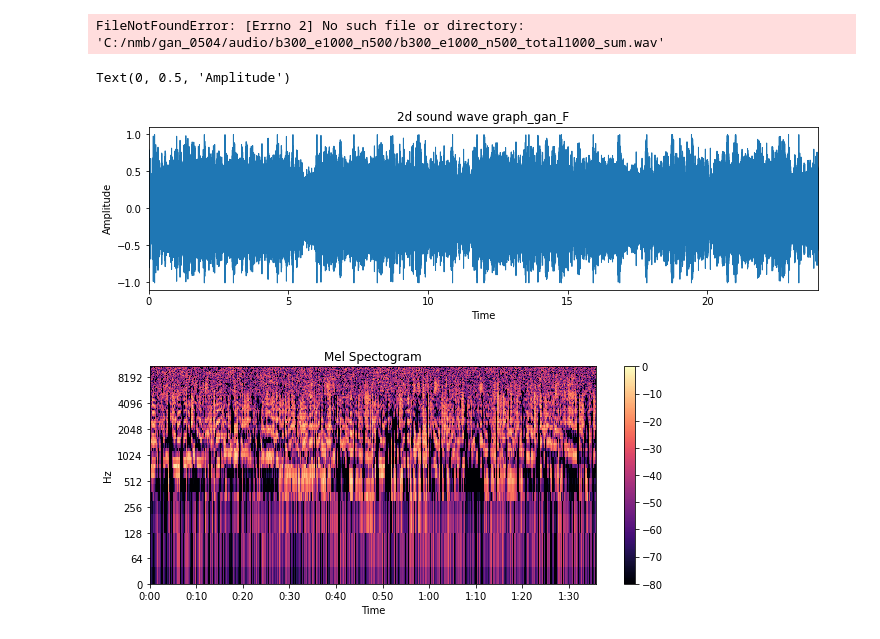
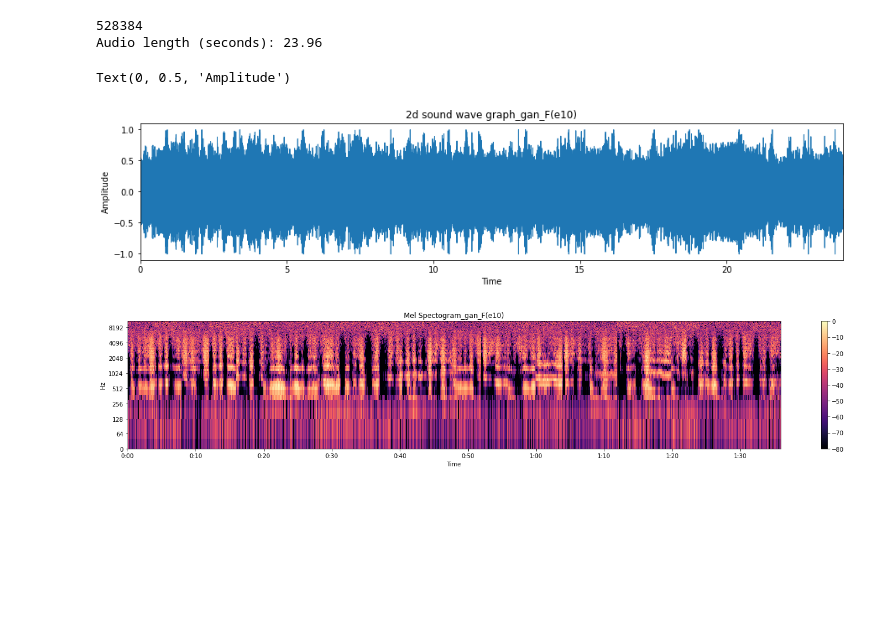
Before and after one commit to zashin-AI/youngri, a Jupyter notebook: gan/to_image/to_wave_img.ipynb, the cells around one changed output. Saved outputs shown, nothing was run; the diff lists cells and outputs as text; code cells hidden in the pictures; blank space fills up the shorter version.

```diff
--- a/gan/to_image/to_wave_img.ipynb
+++ b/gan/to_image/to_wave_img.ipynb
@@ -1,39 +1,30 @@
-# %%
-# gan06 에서 만들어진 음성을..wave 이미지로 바꿔보자
-
-# 1) 2D 음파 그래프
-
-import librosa
-import matplotlib.pyplot as plt
-import librosa.display
-import numpy as np
-
-# 목소리 불러와~
-gan_f_y, sr = librosa.load('C:/nmb/gan_0504/audio/b300_e1000_n500/b300_e1000_n500_total1000_sum.wav', sr=22050)
-
-print(len(gan_f_y))
-print('Audio length (seconds): %.2f' % (len(gan_f_y) / sr))
-# %% [output]
-FileNotFoundError: [Errno 2] No such file or directory: 'C:/nmb/gan_0504/audio/b300_e1000_n500/b300_e1000_n500_total1000_sum.wav'
 # %%
-plt.figure(figsize=(12, 3))
-plt.title('2d sound wave graph_gan_F')
-librosa.display.waveplot(y=gan_f_y, sr=sr)
+# 디노이즈 한 걸로 보자...^^
+
+# 목소리 불러와~
+gan_f_y_d, sr = librosa.load('C:/nmb/gan_0504/audio/b300_e1000_n500/b300_e1000_n500_total00010_sum.wav', sr=22050)
+
+print(len(gan_f_y_d))
+print('Audio length (seconds): %.2f' % (len(gan_f_y_d) / sr))
+
+plt.figure(figsize=(15, 3))
+plt.title('2d sound wave graph_gan_F(e10)')
+librosa.display.waveplot(y=gan_f_y_d, sr=sr)
 plt.ylabel("Amplitude")
 # %% [output]
-Text(0, 0.5, 'Amplitude')
+528384
+Audio length (seconds): 23.96
+Text(0, 0.5, 'Amplitude')
-[figure, old version]
+[figure, new version]
 # %%
 # 4) Mel Spectogram
-S = librosa.feature.melspectrogram(gan_f_y, sr=sr, n_fft=512, hop_length=128, center=True)
+S = librosa.feature.melspectrogram(gan_f_y_d, sr=sr, n_fft=512, hop_length=128, center=True)
 S_DB = librosa.amplitude_to_db(S, ref=np.max)
 
-plt.figure(figsize=(10, 4))
-plt.title('Mel Spectogram')
+plt.figure(figsize=(25, 4))
+plt.title('Mel Spectogram_gan_F(e10)')
 librosa.display.specshow(S_DB, sr=sr, hop_length=512, x_axis='time', y_axis='log')
 plt.colorbar()
 plt.show()
-
-# 무서워....
 # %% [output]
-[figure, old version]
+[figure, new version]
```
Also changed, not shown: parts of 2 cells of this notebook, 3 other files.
